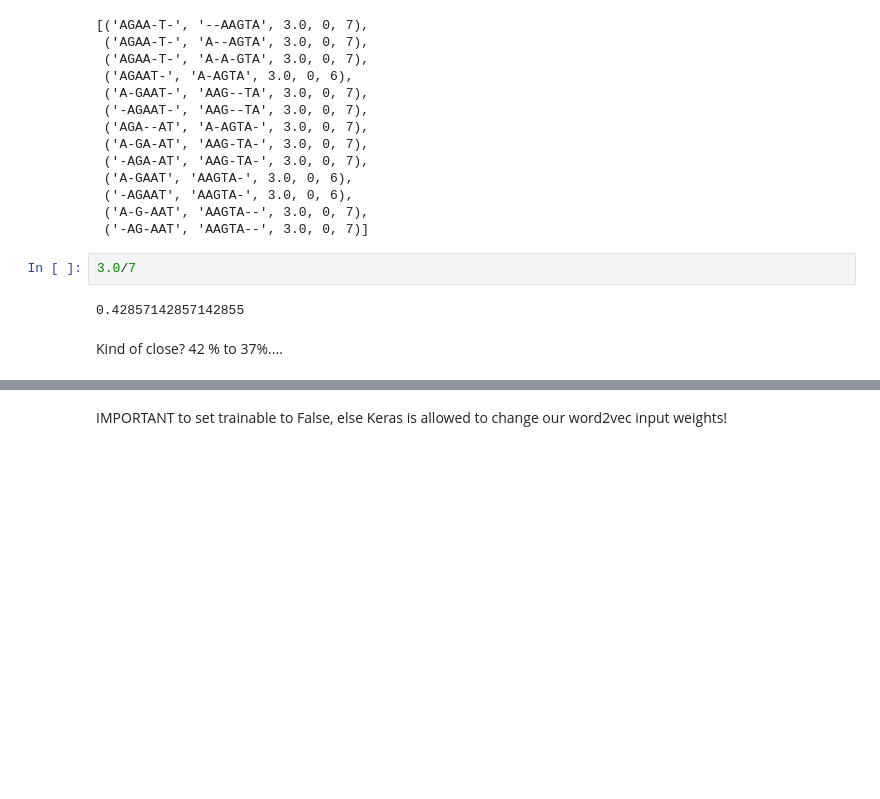
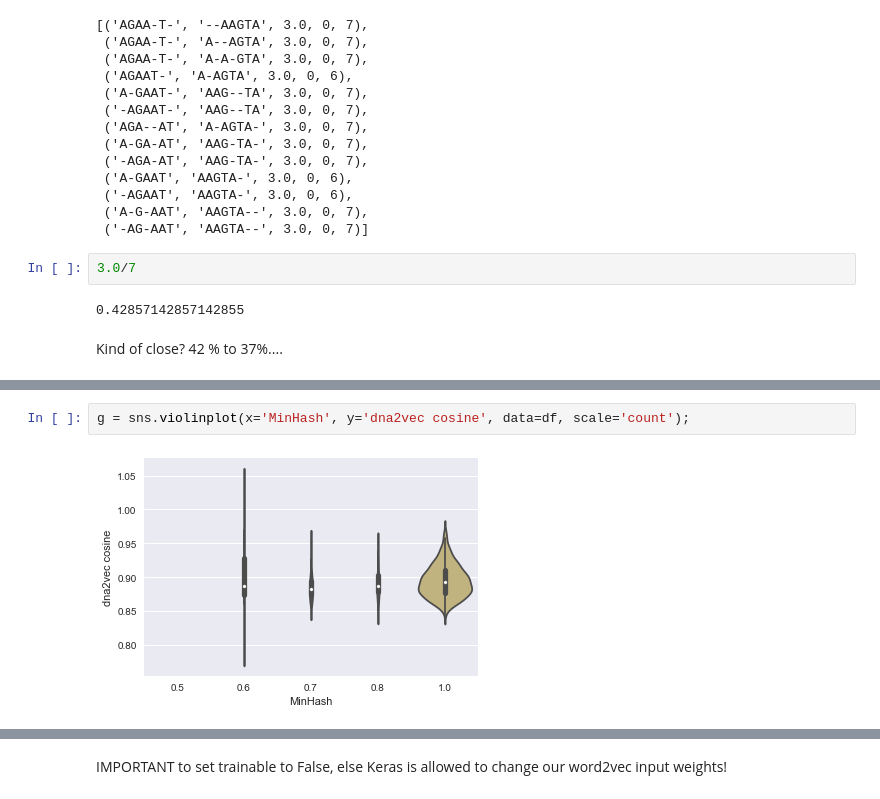
Before and after one commit to philippbayer/machine_learning_notebooks, a Jupyter notebook: Embeddings + keras.ipynb, the cells around one changed output, grey strips where cells are left out. Saved outputs shown, nothing was run; the diff lists cells and outputs as text; blank space fills up the shorter version.

```diff
--- a/Embeddings + keras.ipynb
+++ b/Embeddings + keras.ipynb
@@ -320,0 +498,4 @@ wat. was expecting something higher
+# %%
+g = sns.violinplot(x='MinHash', y='dna2vec cosine', data=df, scale='count');
+# %% [output]
+[figure, added]
```
Also changed, not shown: parts of 23 cells of this notebook.
